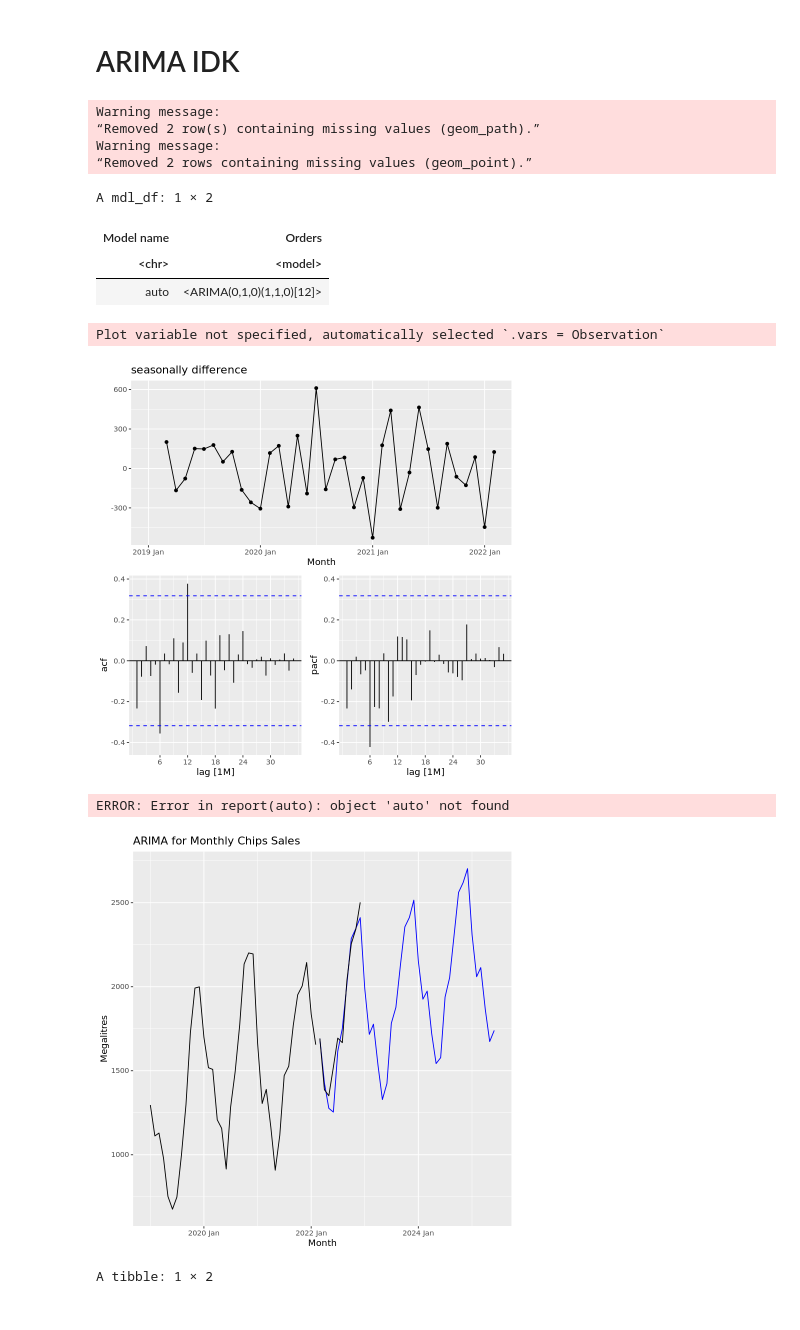
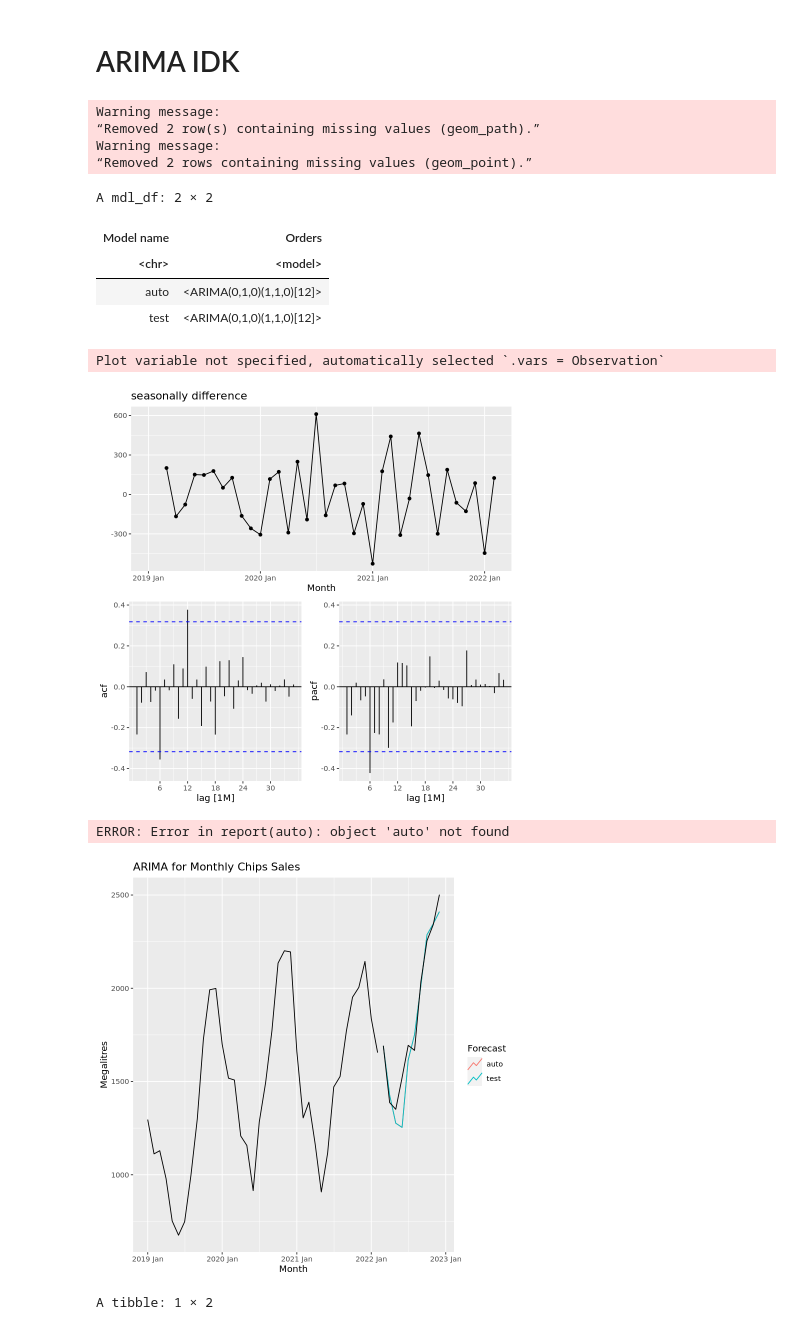
Before and after one commit to Ibrahim-Khayat/-IE499, a Jupyter notebook: indexClean.ipynb, the cells around one changed output. Drawn from its saved outputs; the diff is of its cells as text; code cells hidden in the pictures.

```diff
--- a/indexClean.ipynb
+++ b/indexClean.ipynb
@@ -395,37 +393,39 @@ Chips_train |>
 labs(title="seasonally difference", y="")
 
 Chips_fit <- Chips_train |>
    model(
-    auto = ARIMA(Observation, stepwise = FALSE, approx = FALSE)
+    auto = ARIMA(Observation, stepwise = FALSE, approx = FALSE),
+       test= ARIMA(Observation ~ pdq(0,1,0) + PDQ(1,1,0))
   )
 Chips_fit |> pivot_longer(everything(), names_to = "Model name",
                      values_to = "Orders")
 
-Chips_fc <- Chips_fit |> forecast(h = 40)
+Chips_fc <- Chips_fit |> forecast(h = 10)
 Chips_fc |>
   autoplot(Chips_train, level = NULL) +
   autolayer(Chips_Test,
     colour = "black"
   ) +
   labs(
     y = "Megalitres",
     title = "ARIMA for Monthly Chips Sales"
   ) +
   guides(colour = guide_legend(title = "Forecast"))
 report(auto)
 # %% [output]
 Warning message:
 “Removed 2 row(s) containing missing values (geom_path).”
 Warning message:
 “Removed 2 rows containing missing values (geom_point).”
-A mdl_df: 1 × 2
+A mdl_df: 2 × 2
 | Model name | Orders |
 | <chr> | <model> |
 | auto | <ARIMA(0,1,0)(1,1,0)[12]> |
+| test | <ARIMA(0,1,0)(1,1,0)[12]> |
 Plot variable not specified, automatically selected `.vars = Observation`
 [figure]
 ERROR: Error in report(auto): object 'auto' not found
-[figure, old version]
+[figure, new version]
 # %%
 Chips_train |>
     features(Observation, unitroot_kpss)
```
Also changed, not shown: parts of 21 cells of this notebook.
